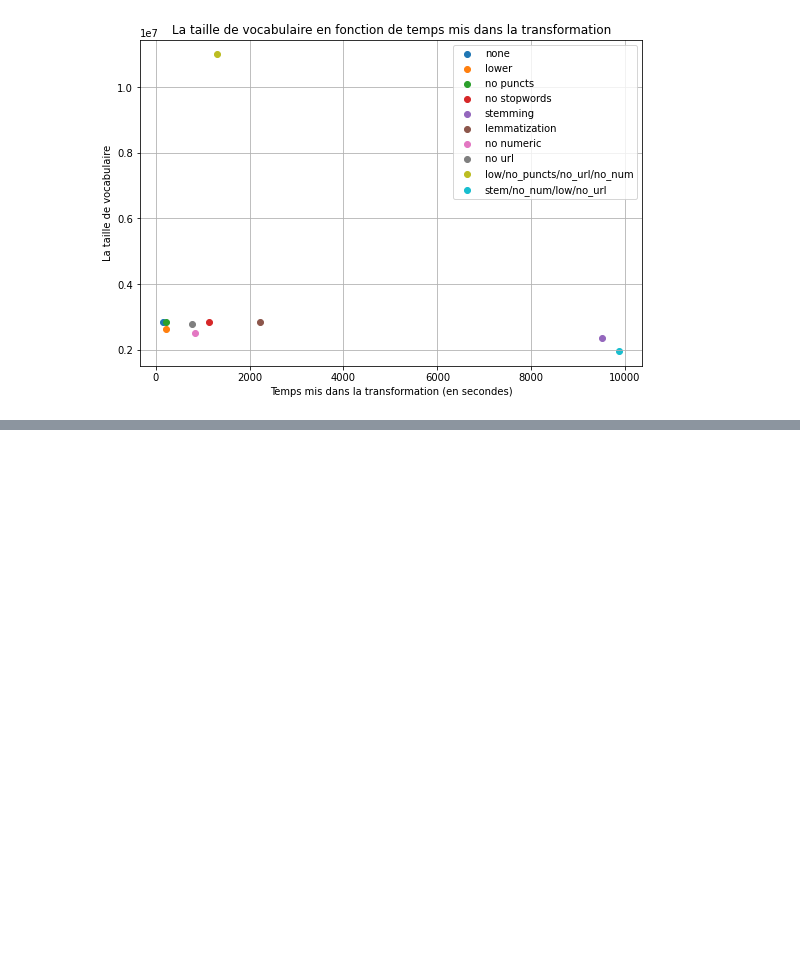
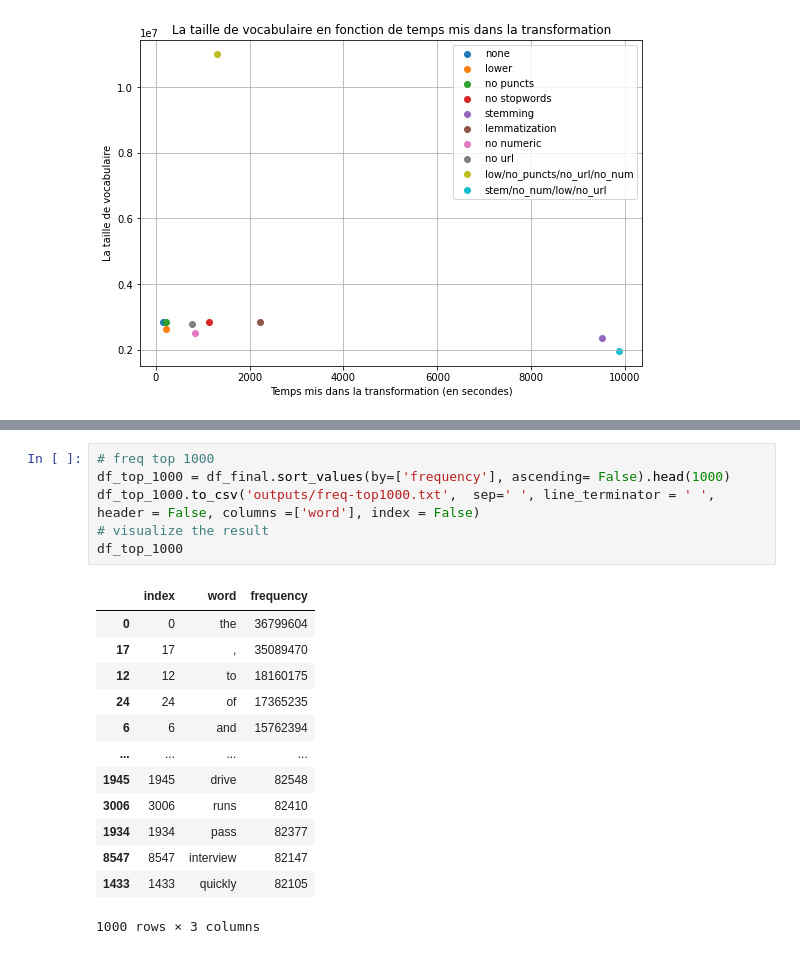
Before and after one commit to KacemKhaled/IFT6285-NLP, a Jupyter notebook: TP1/TP1.ipynb, the cells around one changed output, grey strips where cells are left out. Drawn from its saved outputs; the diff is of its cells as text; blank space fills up the shorter version.

```diff
--- a/TP1/TP1.ipynb
+++ b/TP1/TP1.ipynb
@@ -444,0 +523,20 @@ plot_vocab_time_per_transf(new_total_times,new_vocab_sizes, new_transformations)
+# %%
+# freq top 1000
+df_top_1000 = df_final.sort_values(by=['frequency'], ascending= False).head(1000)
+df_top_1000.to_csv('outputs/freq-top1000.txt',  sep=' ', line_terminator = ' ', header = False, columns =['word'], index = False)
+# visualize the result
+df_top_1000
+# %% [output]
+|  | index | word | frequency |
+| 0 | 0 | the | 36799604 |
+| 17 | 17 | , | 35089470 |
+| 12 | 12 | to | 18160175 |
+| 24 | 24 | of | 17365235 |
+| 6 | 6 | and | 15762394 |
+| ... | ... | ... | ... |
+| 1945 | 1945 | drive | 82548 |
+| 3006 | 3006 | runs | 82410 |
+| 1934 | 1934 | pass | 82377 |
+| 8547 | 8547 | interview | 82147 |
+| 1433 | 1433 | quickly | 82105 |
+1000 rows × 3 columns
```
Also changed, not shown: parts of 27 cells of this notebook, 5 other files.
